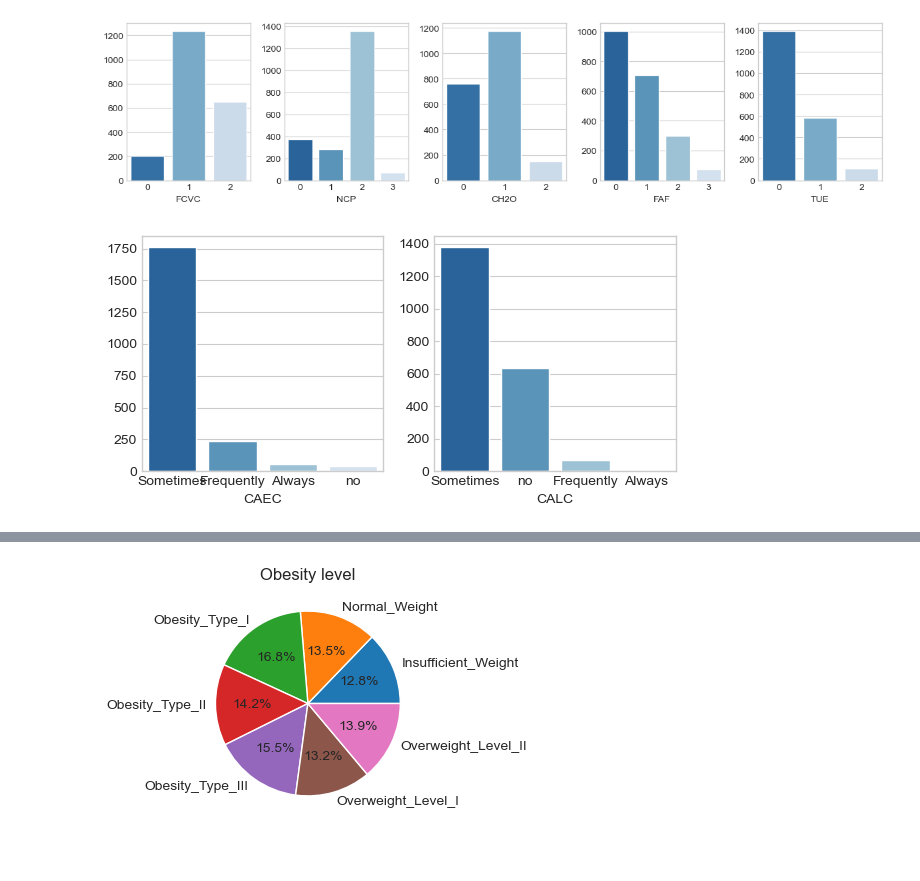
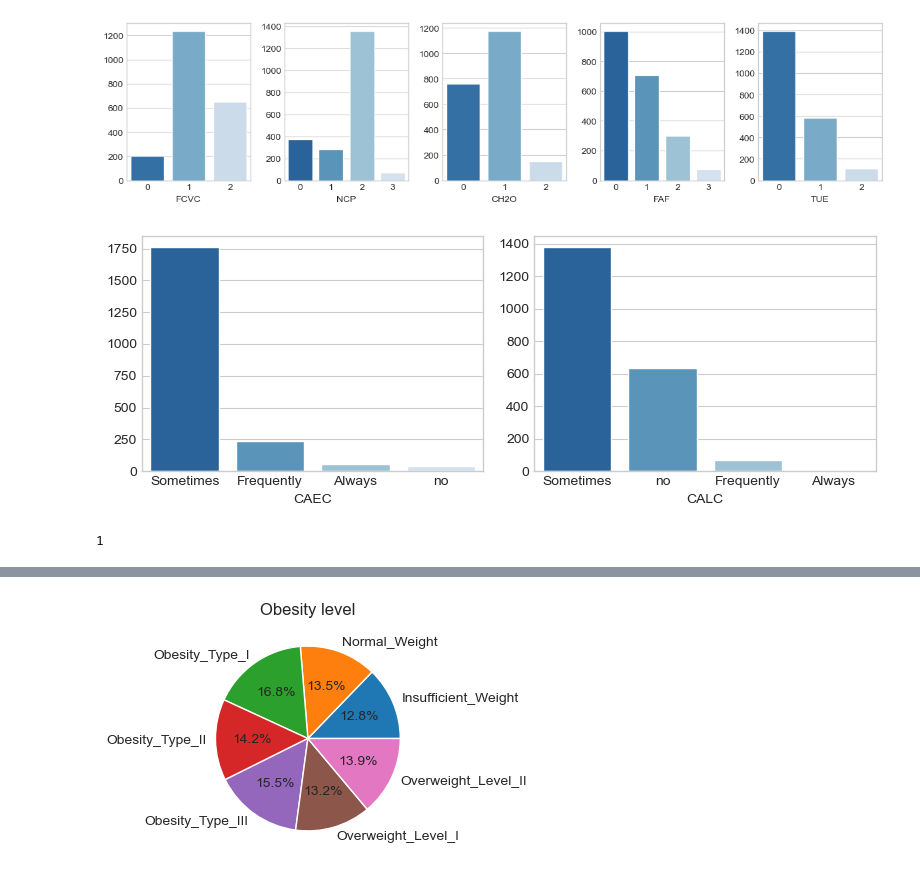
Before and after one commit to ivanica9598/ML_Classification, a Jupyter notebook: Projekat1.ipynb, the cells around one changed output, grey strips where cells are left out. Drawn from its saved outputs; the diff is of its cells as text; code cells hidden in the pictures.

```diff
--- a/Projekat1.ipynb
+++ b/Projekat1.ipynb
@@ -162,8 +165,8 @@ plt.figure(figsize=(10, 3))
 for i, feature in enumerate(numerical_features):
     plt.subplot(1, 3, i+1)
     sns.distplot(data[feature], color="steelblue")
-    plt.axvline(x=data[feature].mean(), c='red', ls='-', lw=2.5)
-    plt.axvline(x=data[feature].median(), c='purple', ls='--', lw=2.5)
+    plt.axvline(x=data[feature].mean(), c='red', ls='--', lw=2.5)
+    plt.axvline(x=data[feature].median(), c='purple', ls='-', lw=2.5)
 
 plt.tight_layout()
 # %% [output]
@@ -224,13 +227,17 @@ plt.tight_layout()
 # %% [output]
 [figure]
 # %%
-plt.figure(figsize=(6, 3))
+plt.figure(figsize=(8, 3))
 
 for i, feature in enumerate(ordinal_features_to_encode):
     plt.subplot(1, 2, i+1)
     counts = data[feature].value_counts()
     sns.barplot(x=counts.index, y=counts.values, palette="Blues_r")
 
 plt.tight_layout()
 # %% [output]
-[figure, old version]
+[figure, new version]
+# %%
+print(data['CALC'].value_counts()['Always'])
+# %% [output]
+1
```
Also changed, not shown: parts of 59 cells of this notebook.
